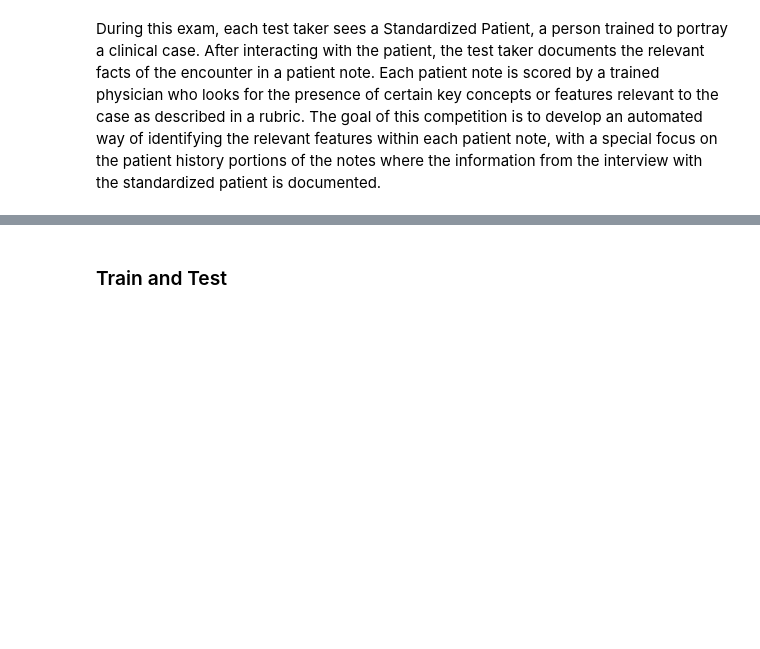
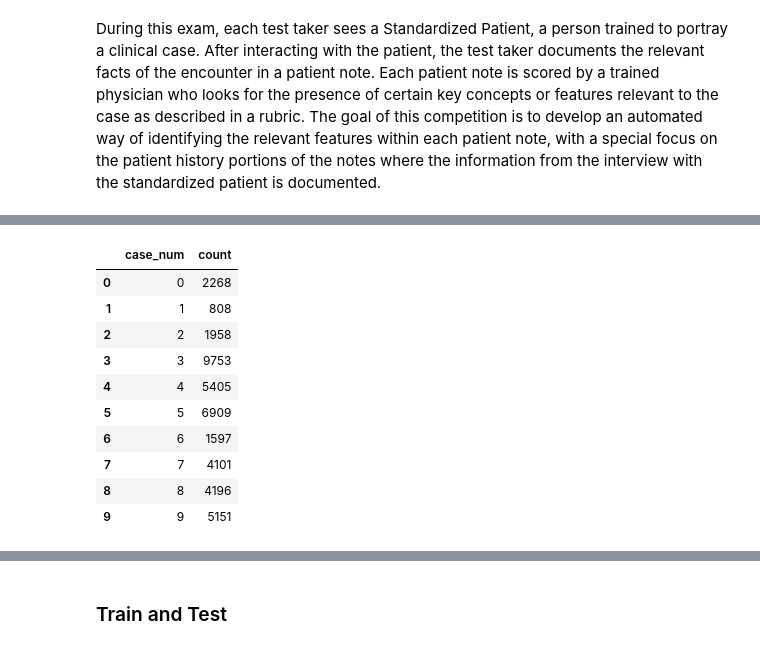
Before and after one commit to kartheekkotha/ClinicalPatientNotesScoring, a Jupyter notebook: src/dataAnalysis.ipynb, the cells around one changed output, grey strips where cells are left out. Saved outputs shown, nothing was run; the diff lists cells and outputs as text; code cells hidden in the pictures; blank space fills up the shorter version.

```diff
--- a/src/dataAnalysis.ipynb
+++ b/src/dataAnalysis.ipynb
@@ -20,0 +67,14 @@ During this exam, each test taker sees a Standardized Patient, a person trained
+# %%
+case_cnt
+# %% [output]
+|  | case_num | count |
+| 0 | 0 | 2268 |
+| 1 | 1 | 808 |
+| 2 | 2 | 1958 |
+| 3 | 3 | 9753 |
+| 4 | 4 | 5405 |
+| 5 | 5 | 6909 |
+| 6 | 6 | 1597 |
+| 7 | 7 | 4101 |
+| 8 | 8 | 4196 |
+| 9 | 9 | 5151 |
```
Also changed, not shown: parts of 46 cells of this notebook.
